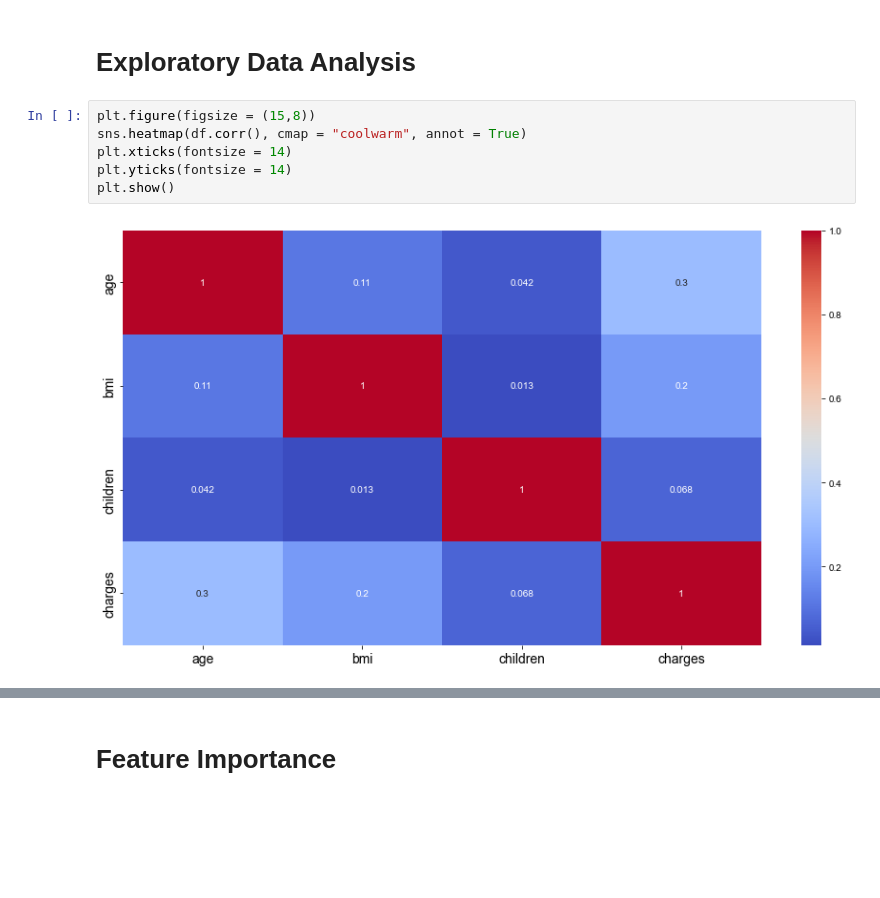
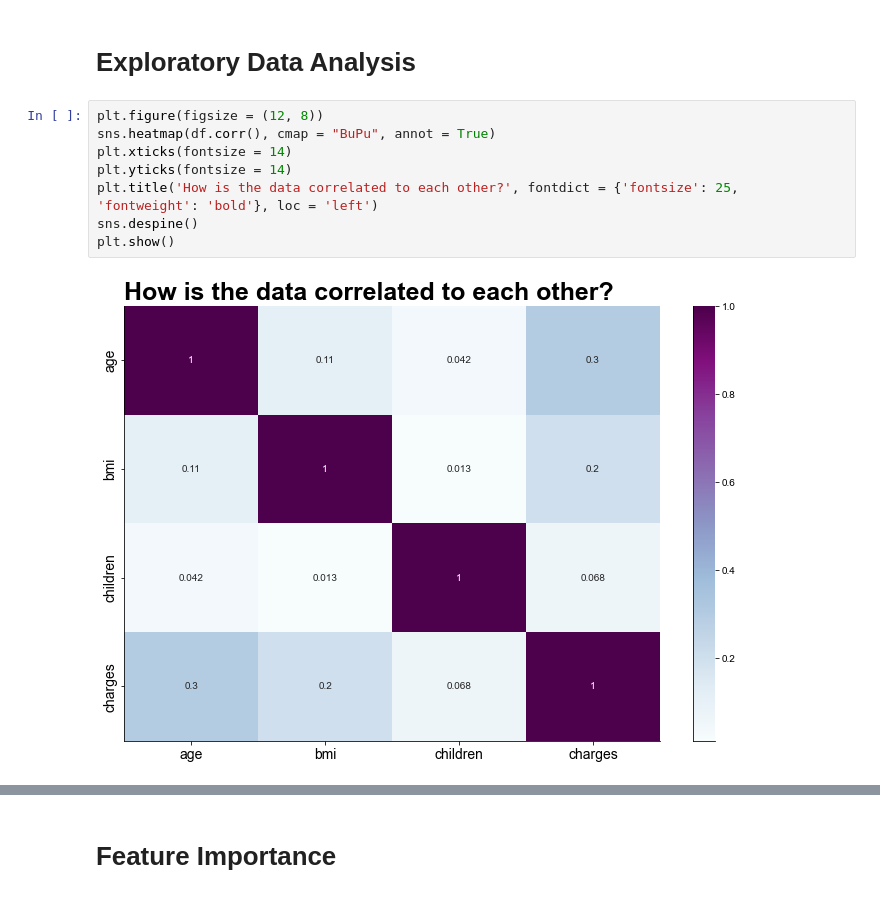
Before and after one commit to diascarolina/project-insurance-forecast, a Jupyter notebook: notebook.ipynb, the cells around one changed output, grey strips where cells are left out. Saved outputs shown, nothing was run; the diff lists cells and outputs as text; blank space fills up the shorter version.

Commit message:
Update charts

```diff
--- a/notebook.ipynb
+++ b/notebook.ipynb
@@ -116,10 +150,12 @@ df.describe()
 # %% [markdown]
 # Exploratory Data Analysis
 # %%
-plt.figure(figsize = (15,8))
-sns.heatmap(df.corr(), cmap = "coolwarm", annot = True)
+plt.figure(figsize = (12, 8))
+sns.heatmap(df.corr(), cmap = "BuPu", annot = True)
 plt.xticks(fontsize = 14)
 plt.yticks(fontsize = 14)
+plt.title('How is the data correlated to each other?', fontdict = {'fontsize': 25, 'fontweight': 'bold'}, loc = 'left')
+sns.despine()
 plt.show()
 # %% [output]
-[figure, old version]
+[figure, new version]
```
Also changed, not shown: parts of 31 cells of this notebook.
